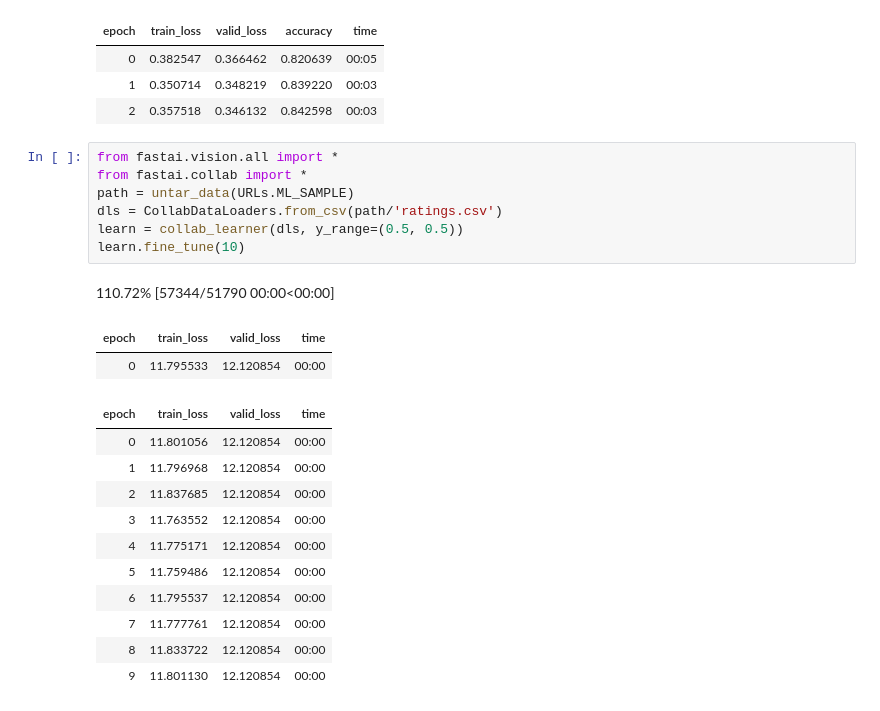
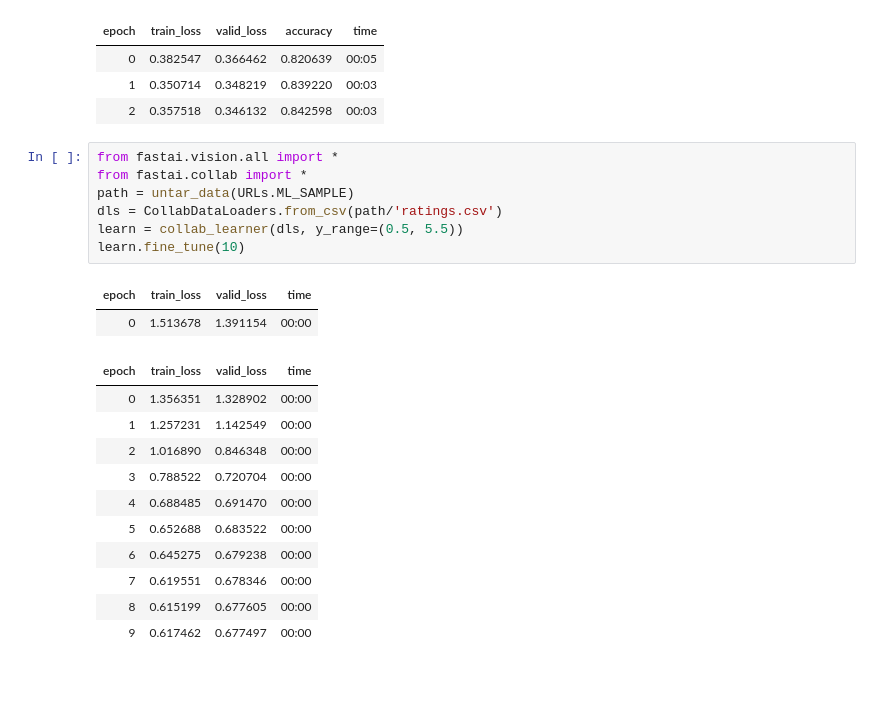
Before and after one commit to satani99/practical_deep_learning_for_coders, a Jupyter notebook: fast_ai_1.ipynb, the cells around one changed output. Drawn from its saved outputs; the diff is of its cells as text; blank space fills up the shorter version.

```diff
--- a/fast_ai_1.ipynb
+++ b/fast_ai_1.ipynb
@@ -114,22 +114,21 @@ learn.fit_one_cycle(3)
 # %%
 from fastai.vision.all import *
 from fastai.collab import *
 path = untar_data(URLs.ML_SAMPLE)
 dls = CollabDataLoaders.from_csv(path/'ratings.csv')
-learn = collab_learner(dls, y_range=(0.5, 0.5))
+learn = collab_learner(dls, y_range=(0.5, 5.5))
 learn.fine_tune(10)
 # %% [output]
-110.72% [57344/51790 00:00<00:00]
 | epoch | train_loss | valid_loss | time |
-| 0 | 11.795533 | 12.120854 | 00:00 |
+| 0 | 1.513678 | 1.391154 | 00:00 |
 | epoch | train_loss | valid_loss | time |
-| 0 | 11.801056 | 12.120854 | 00:00 |
-| 1 | 11.796968 | 12.120854 | 00:00 |
-| 2 | 11.837685 | 12.120854 | 00:00 |
-| 3 | 11.763552 | 12.120854 | 00:00 |
-| 4 | 11.775171 | 12.120854 | 00:00 |
-| 5 | 11.759486 | 12.120854 | 00:00 |
-| 6 | 11.795537 | 12.120854 | 00:00 |
-| 7 | 11.777761 | 12.120854 | 00:00 |
-| 8 | 11.833722 | 12.120854 | 00:00 |
-| 9 | 11.801130 | 12.120854 | 00:00 |
+| 0 | 1.356351 | 1.328902 | 00:00 |
+| 1 | 1.257231 | 1.142549 | 00:00 |
+| 2 | 1.016890 | 0.846348 | 00:00 |
+| 3 | 0.788522 | 0.720704 | 00:00 |
+| 4 | 0.688485 | 0.691470 | 00:00 |
+| 5 | 0.652688 | 0.683522 | 00:00 |
+| 6 | 0.645275 | 0.679238 | 00:00 |
+| 7 | 0.619551 | 0.678346 | 00:00 |
+| 8 | 0.615199 | 0.677605 | 00:00 |
+| 9 | 0.617462 | 0.677497 | 00:00 |
```
